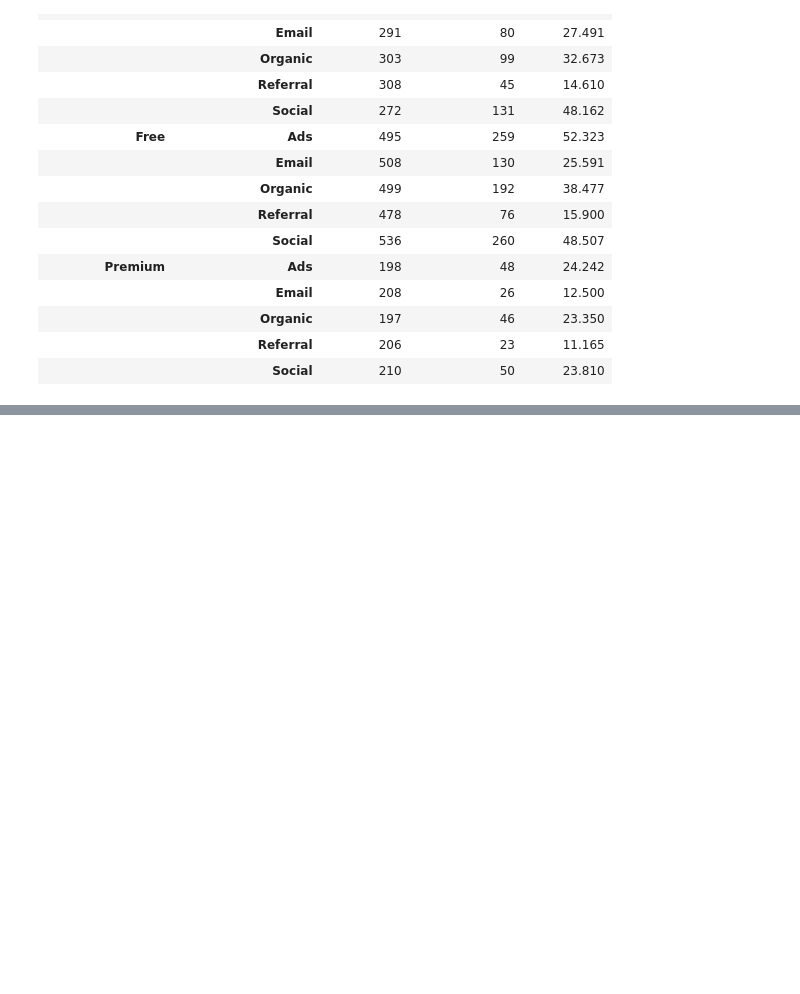
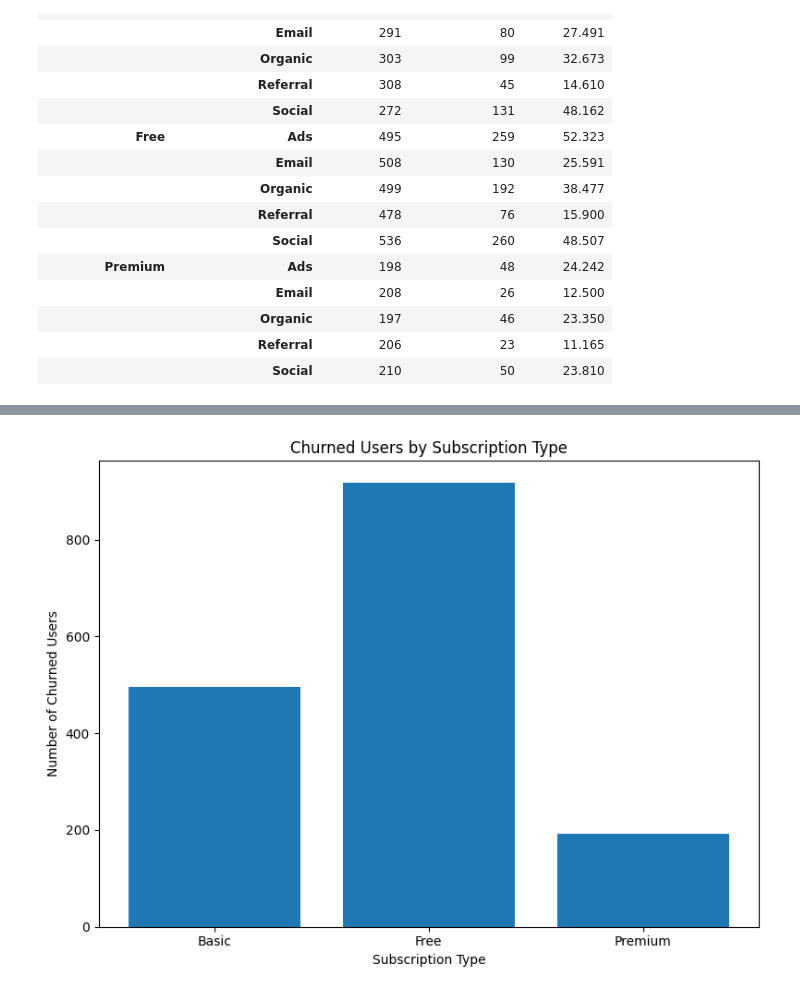
Before and after one commit to PriyaKotera16/User-Retention-Cohort-Analysis, a Jupyter notebook: User_Retention_Cohort_Analysis.ipynb, the cells around one changed output, grey strips where cells are left out. Cells and saved outputs as stored; diff of their text form; code cells hidden in the pictures; blank space fills up the shorter version.

```diff
--- a/User_Retention_Cohort_Analysis.ipynb
+++ b/User_Retention_Cohort_Analysis.ipynb
@@ -1083,7 +1068,7 @@ subscription.head()
 | 4 | 5 | 394 | Premium | Free | 2024-10-28 |
 # %%
 total_users_sub = users.groupby("subscription_type")["user_id"].count()
-churned_users = users[users["churned"] == "Yes"].groupby("subscription_type")["user_id"].count()
+churned_users_sub = users[users["churned"] == "Yes"].groupby("subscription_type")["user_id"].count()
 # %%
 total_users_sub
 # %% [output]
@@ -1416,0 +1474,16 @@ subscription_channel_matrix
+# %%
+plt.figure(figsize=(8, 6))
+
+plt.bar(
+    churned_users_sub.index,
+    churned_users_sub.values
+)
+
+plt.title("Churned Users by Subscription Type")
+plt.xlabel("Subscription Type")
+plt.ylabel("Number of Churned Users")
+
+plt.tight_layout()
+plt.show()
+# %% [output]
+[figure, added]
```
Also changed, not shown: parts of 13 cells of this notebook.
